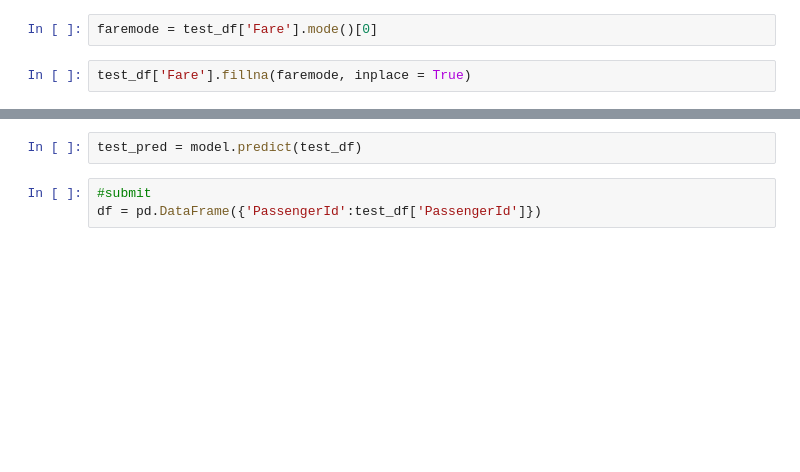
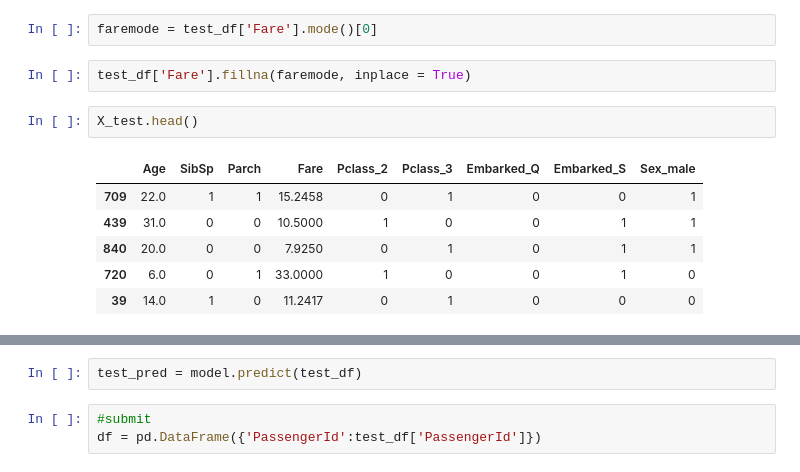
Before and after one commit to magubane94/Integrated_Project, a Jupyter notebook: Titanic.ipynb, the cells around one changed output, grey strips where cells are left out. Drawn from its saved outputs; the diff is of its cells as text; blank space fills up the shorter version.

```diff
--- a/Titanic.ipynb
+++ b/Titanic.ipynb
@@ -308,3 +330,12 @@ test_df['Age'].fillna(age_mode, inplace = True)
 faremode = test_df['Fare'].mode()[0]
 # %%
 test_df['Fare'].fillna(faremode, inplace = True)
+# %%
+X_test.head()
+# %% [output]
+|  | Age | SibSp | Parch | Fare | Pclass_2 | Pclass_3 | Embarked_Q | Embarked_S | Sex_male |
+| 709 | 22.0 | 1 | 1 | 15.2458 | 0 | 1 | 0 | 0 | 1 |
+| 439 | 31.0 | 0 | 0 | 10.5000 | 1 | 0 | 0 | 1 | 1 |
+| 840 | 20.0 | 0 | 0 | 7.9250 | 0 | 1 | 0 | 1 | 1 |
+| 720 | 6.0 | 0 | 1 | 33.0000 | 1 | 0 | 0 | 1 | 0 |
+| 39 | 14.0 | 1 | 0 | 11.2417 | 0 | 1 | 0 | 0 | 0 |
```
Also changed, not shown: parts of 14 cells of this notebook.
